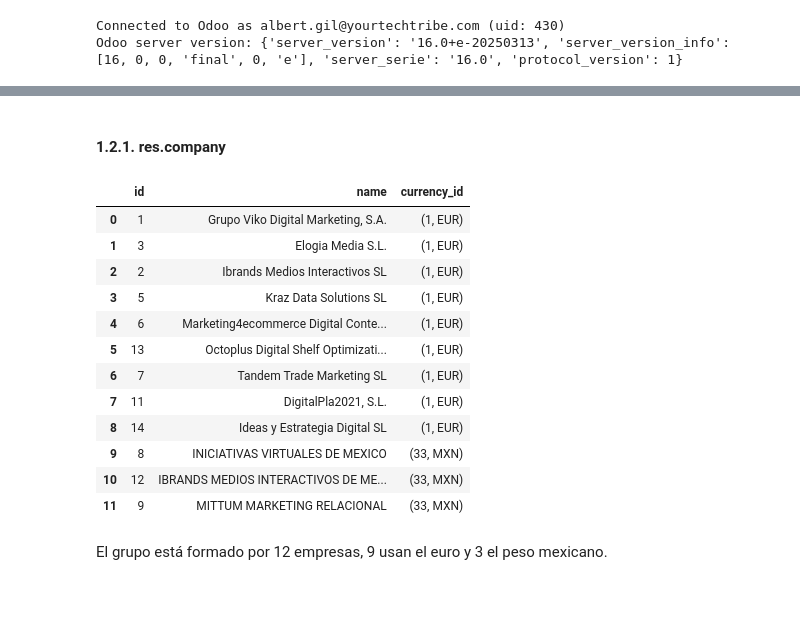
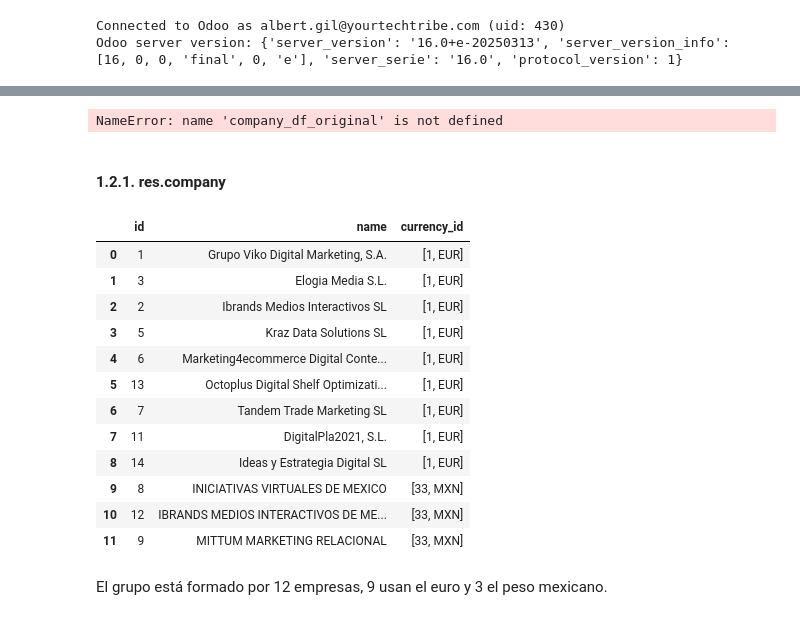
Before and after one commit to isma-fernandez/ai-agent-invoice-payment-prediction-b2b, a Jupyter notebook: exploratory.ipynb, the cells around one changed output, grey strips where cells are left out. Drawn from its saved outputs; the diff is of its cells as text; code cells hidden in the pictures.

```diff
--- a/exploratory.ipynb
+++ b/exploratory.ipynb
@@ -6,4 +6,6 @@ from config.settings import settings
 import nest_asyncio
 import pandas as pd
 import numpy as np
+from datetime import datetime
 nest_asyncio.apply()
+pd.set_option('display.float_format', lambda x: '%.3f' % x)
@@ -114,3 +145,9 @@ data_retriever = DataRetriever(odoo_connection=odoo_connection)
 # %% [output]
 Connected to Odoo as albert.gil@yourtechtribe.com (uid: 430)
 Odoo server version: {'server_version': '16.0+e-20250313', 'server_version_info': [16, 0, 0, 'final', 0, 'e'], 'server_serie': '16.0', 'protocol_version': 1}
+# %%
+company_df_original = pd.DataFrame(asyncio.run(data_retriever.get_all_companies()))
+invoices_df_original = pd.DataFrame(asyncio.run(data_retriever.get_all_outbound_invoices()))
+partners_df_original = pd.DataFrame(asyncio.run(data_retriever.get_all_customer_partners()))
+currencies_df_original = pd.DataFrame(asyncio.run(data_retriever.get_all_currencies()))
+partner_categories_df_original = pd.DataFrame(asyncio.run(data_retriever.get_all_partner_categories()))
@@ -117,22 +179,28 @@ Odoo server version: {'server_version': '16.0+e-20250313', 'server_version_info'
+# %%
+invoices_df = invoices_df_original.copy()
+company_df = company_df_original.copy()
+partners_df = partners_df_original.copy()
+currencies_df = currencies_df_original.copy()
+partner_categories_df = partner_categories_df_original.copy()
+# %% [output]
+NameError: name 'company_df_original' is not defined
 # %% [markdown]
 #### 1.2.1. res.company
 # %%
-company_data = asyncio.run(data_retriever.get_all_companies())
-company_df = pd.DataFrame([c.to_dict() for c in company_data])
 company_df
 # %% [output]
 |  | id | name | currency_id |
-| 0 | 1 | Grupo Viko Digital Marketing, S.A. | (1, EUR) |
-| 1 | 3 | Elogia Media S.L. | (1, EUR) |
-| 2 | 2 | Ibrands Medios Interactivos SL | (1, EUR) |
-| 3 | 5 | Kraz Data Solutions SL | (1, EUR) |
-| 4 | 6 | Marketing4ecommerce Digital Conte... | (1, EUR) |
-| 5 | 13 | Octoplus Digital Shelf Optimizati... | (1, EUR) |
-| 6 | 7 | Tandem Trade Marketing SL | (1, EUR) |
-| 7 | 11 | DigitalPla2021, S.L. | (1, EUR) |
-| 8 | 14 | Ideas y Estrategia Digital SL | (1, EUR) |
-| 9 | 8 | INICIATIVAS VIRTUALES DE MEXICO | (33, MXN) |
-| 10 | 12 | IBRANDS MEDIOS INTERACTIVOS DE ME... | (33, MXN) |
-| 11 | 9 | MITTUM MARKETING RELACIONAL | (33, MXN) |
+| 0 | 1 | Grupo Viko Digital Marketing, S.A. | [1, EUR] |
+| 1 | 3 | Elogia Media S.L. | [1, EUR] |
+| 2 | 2 | Ibrands Medios Interactivos SL | [1, EUR] |
+| 3 | 5 | Kraz Data Solutions SL | [1, EUR] |
+| 4 | 6 | Marketing4ecommerce Digital Conte... | [1, EUR] |
+| 5 | 13 | Octoplus Digital Shelf Optimizati... | [1, EUR] |
+| 6 | 7 | Tandem Trade Marketing SL | [1, EUR] |
+| 7 | 11 | DigitalPla2021, S.L. | [1, EUR] |
+| 8 | 14 | Ideas y Estrategia Digital SL | [1, EUR] |
+| 9 | 8 | INICIATIVAS VIRTUALES DE MEXICO | [33, MXN] |
+| 10 | 12 | IBRANDS MEDIOS INTERACTIVOS DE ME... | [33, MXN] |
+| 11 | 9 | MITTUM MARKETING RELACIONAL | [33, MXN] |
 # %% [markdown]
 El grupo está formado por 12 empresas, 9 usan el euro y 3 el peso mexicano.
```
Also changed, not shown: parts of 109 cells of this notebook, 3 other files.
